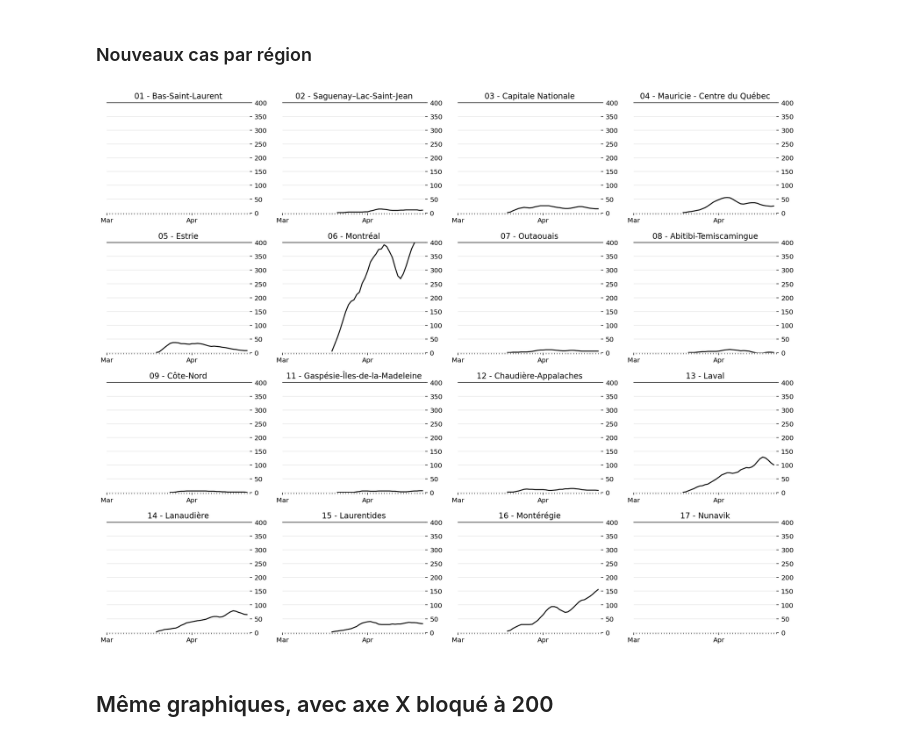
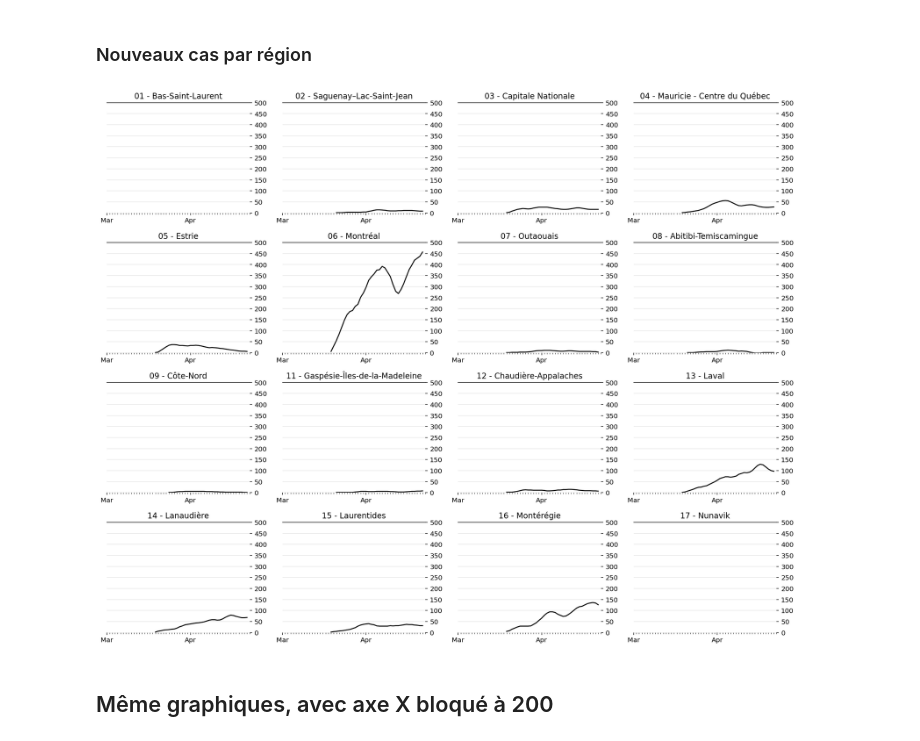
Before and after one commit to lucgauthier/covid-19, a Jupyter notebook: Cases.ipynb, the cells around one changed output. Saved outputs shown, nothing was run; the diff lists cells and outputs as text; code cells hidden in the pictures.

```diff
--- a/Cases.ipynb
+++ b/Cases.ipynb
@@ -111,35 +111,35 @@ def plot_region(result, ax, region_name, ymax, yinterval):
     ax.margins(0)
     ax.set_ylim(0.0, ymax)
     ax.set_xlim(pd.Timestamp('2020-03-01'), result.index.get_level_values('date')[-1]+pd.Timedelta(days=1))
     fig.set_facecolor('w')
 
 # Préparer les données
 regions_to_process = regions.loc[~regions.index.get_level_values('region').isin(FILTERED_REGIONS)]
 
 results = {}
 
 for region_name, cases in regions_to_process.groupby(level='region'):
     new, smoothed = prepare_cases(cases)
 
     newCases = new.rename('new')
     smoothedCases = smoothed.rename('smoothed')
 
     result =  pd.concat([cases, newCases, smoothedCases], axis=1)
     results[region_name] = result.droplevel(0)
 
 # Layout en 4 colonnes
 ncols = 4
 nrows = int(np.ceil(len(results) / ncols))
 
 fig, axes = plt.subplots(nrows=nrows, ncols=ncols, figsize=(15, nrows*3))
 
 for i, (region_name, result) in enumerate(results.items()):
-    plot_region(result, axes.flat[i], region_name, 400, 50)
+    plot_region(result, axes.flat[i], region_name, 500, 50)
 
 fig.tight_layout()
 fig.set_facecolor('w')
 # %% [output]
-[figure, old version]
+[figure, new version]
 # %% [markdown]
 ## Même graphiques, avec axe X bloqué à 200
 # %%
```
Also changed, not shown: parts of 1 cell of this notebook, 1 other file.
